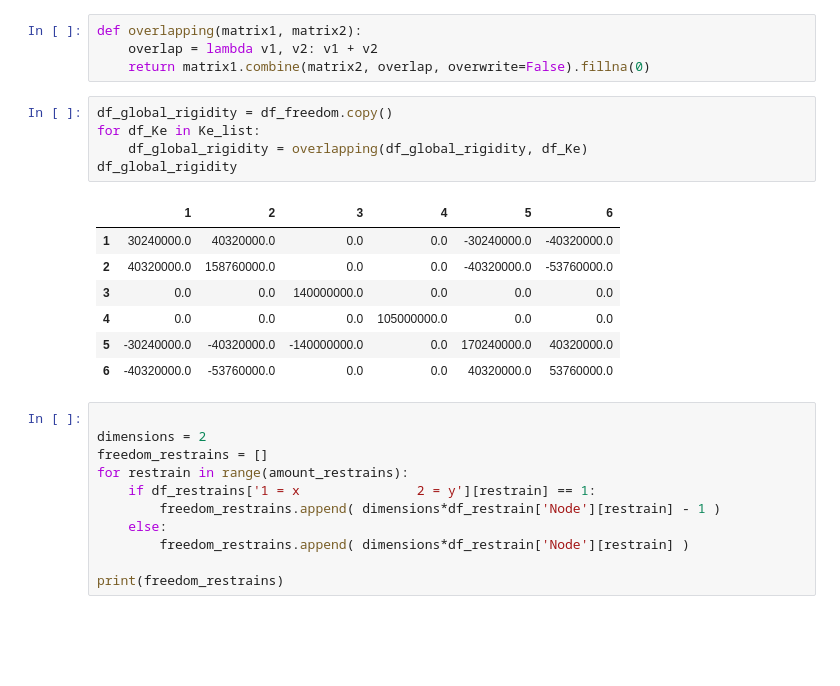
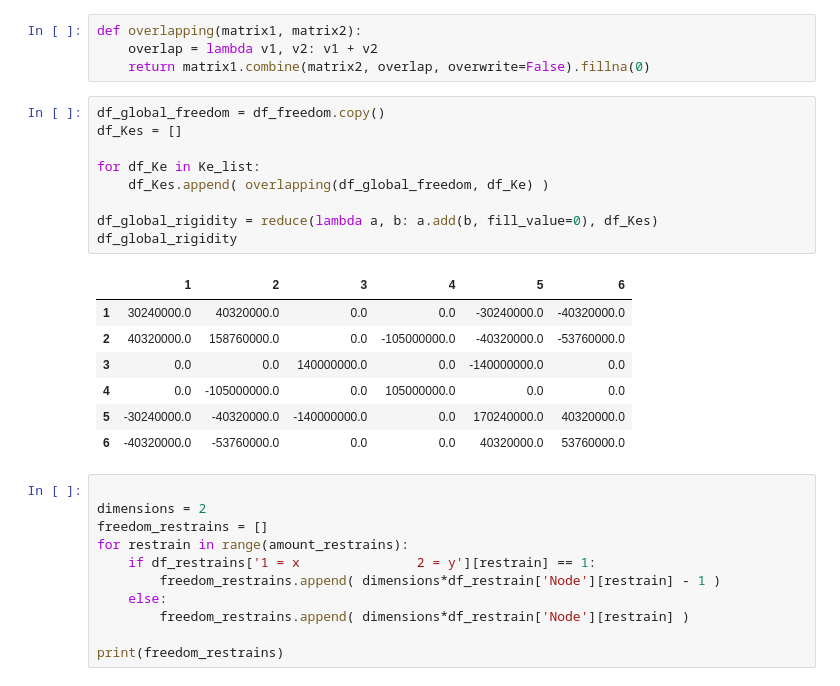
Before and after one commit to DualStream799/Truss-FEM, a Jupyter notebook: Simulation.ipynb, the cells around one changed output. Cells and saved outputs as stored; diff of their text form; blank space fills up the shorter version.

```diff
--- a/Simulation.ipynb
+++ b/Simulation.ipynb
@@ -93,16 +89,20 @@ def overlapping(matrix1, matrix2):
     overlap = lambda v1, v2: v1 + v2
     return matrix1.combine(matrix2, overlap, overwrite=False).fillna(0)
 # %%
-df_global_rigidity = df_freedom.copy()
+df_global_freedom = df_freedom.copy()
+df_Kes = []
+
 for df_Ke in Ke_list:
-    df_global_rigidity = overlapping(df_global_rigidity, df_Ke)
+    df_Kes.append( overlapping(df_global_freedom, df_Ke) )
+
+df_global_rigidity = reduce(lambda a, b: a.add(b, fill_value=0), df_Kes)
 df_global_rigidity
 # %% [output]
 |  | 1 | 2 | 3 | 4 | 5 | 6 |
 | 1 | 30240000.0 | 40320000.0 | 0.0 | 0.0 | -30240000.0 | -40320000.0 |
-| 2 | 40320000.0 | 158760000.0 | 0.0 | 0.0 | -40320000.0 | -53760000.0 |
-| 3 | 0.0 | 0.0 | 140000000.0 | 0.0 | 0.0 | 0.0 |
-| 4 | 0.0 | 0.0 | 0.0 | 105000000.0 | 0.0 | 0.0 |
+| 2 | 40320000.0 | 158760000.0 | 0.0 | -105000000.0 | -40320000.0 | -53760000.0 |
+| 3 | 0.0 | 0.0 | 140000000.0 | 0.0 | -140000000.0 | 0.0 |
+| 4 | 0.0 | -105000000.0 | 0.0 | 105000000.0 | 0.0 | 0.0 |
 | 5 | -30240000.0 | -40320000.0 | -140000000.0 | 0.0 | 170240000.0 | 40320000.0 |
 | 6 | -40320000.0 | -53760000.0 | 0.0 | 0.0 | 40320000.0 | 53760000.0 |
 # %%
```
Also changed, not shown: parts of 19 cells of this notebook, 1 other file.
